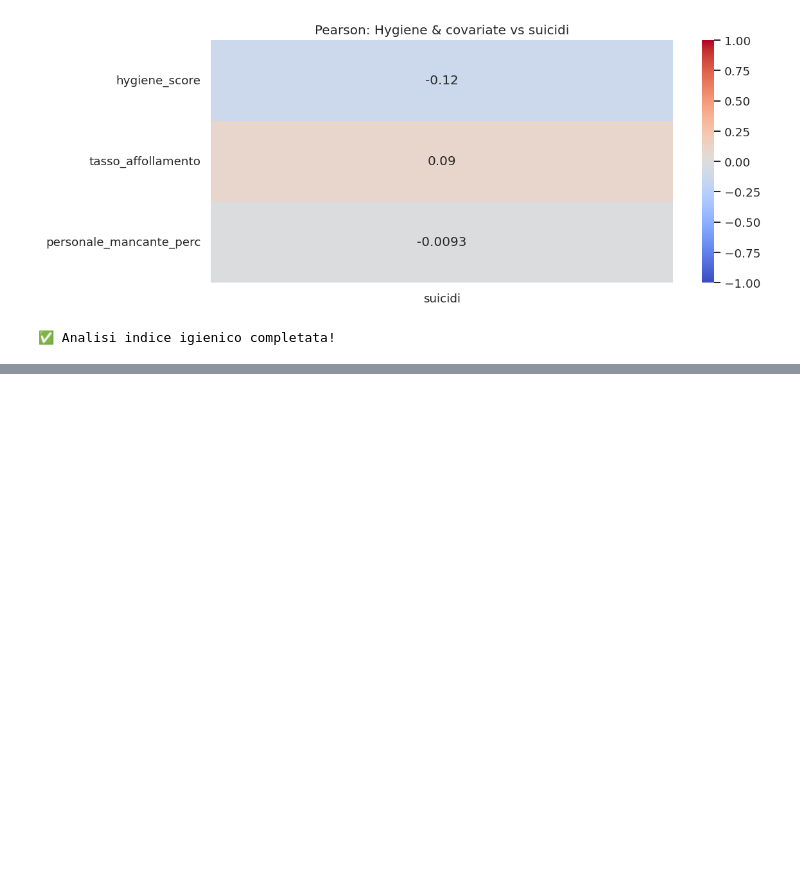
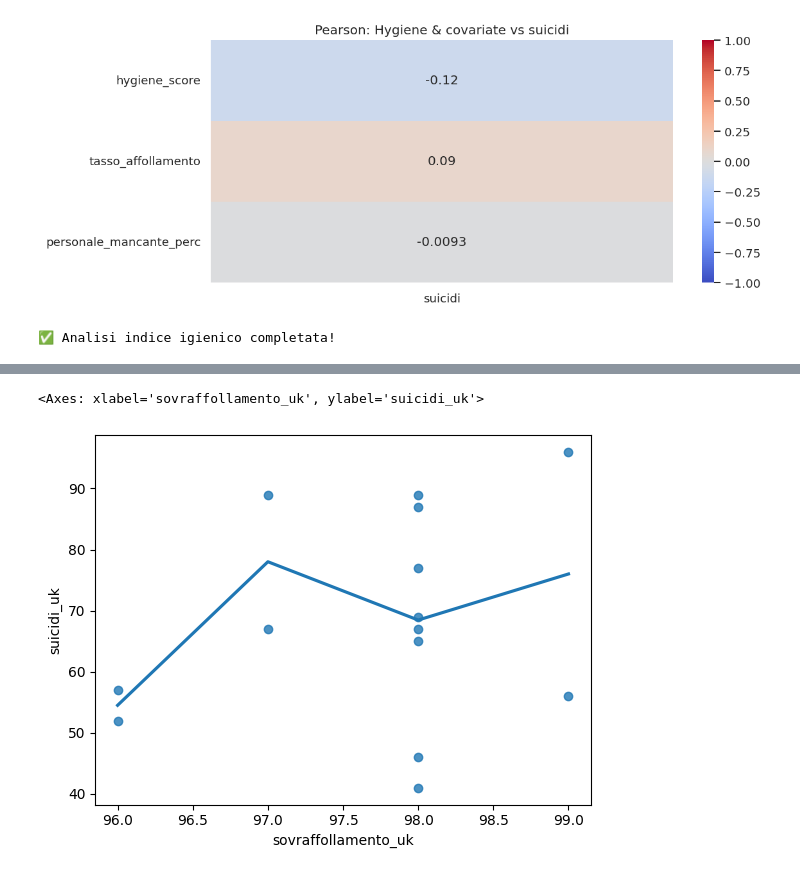
Before and after one commit to gregpetru/Human_data_science, a Jupyter notebook: Notebook/Notebook finale.ipynb, the cells around one changed output, grey strips where cells are left out. Saved outputs shown, nothing was run; the diff lists cells and outputs as text; code cells hidden in the pictures; blank space fills up the shorter version.

```diff
--- a/Notebook/Notebook finale.ipynb
+++ b/Notebook/Notebook finale.ipynb
@@ -1068,0 +827,10 @@ plt.show()
+# %%
+import pandas as pd
+from scipy.stats import pearsonr, spearmanr
+
+df_UK = pd.read_excel('UK.xlsx')
+pearson_corr_UK, p_val_pearson_UK   = pearsonr(df_UK['sovraffollamento_uk'], df_UK['suicidi_uk'])
+spearman_corr_UK, p_val_spearman_UK = spearmanr(df_UK['sovraffollamento_uk'], df_UK['suicidi_uk'])
+print("\n--- Coefficienti di correlazione ---")
+print(f"Pearson  r   : {pearson_corr_UK:.3f}  (p = {p_val_pearson:.5f})")
+print(f"Spearman rho: {spearman_corr_UK:.3f}  (p = {p_val_spearman_UK:.5f})")
@@ -1068,0 +1007,5 @@ plt.show()
+# %%
+sns.regplot(data=df_UK, x='sovraffollamento_uk', y='suicidi_uk', lowess=True)
+# %% [output]
+<Axes: xlabel='sovraffollamento_uk', ylabel='suicidi_uk'>
+[figure, added]
```
Also changed, not shown: parts of 20 cells of this notebook, 2 other files.
